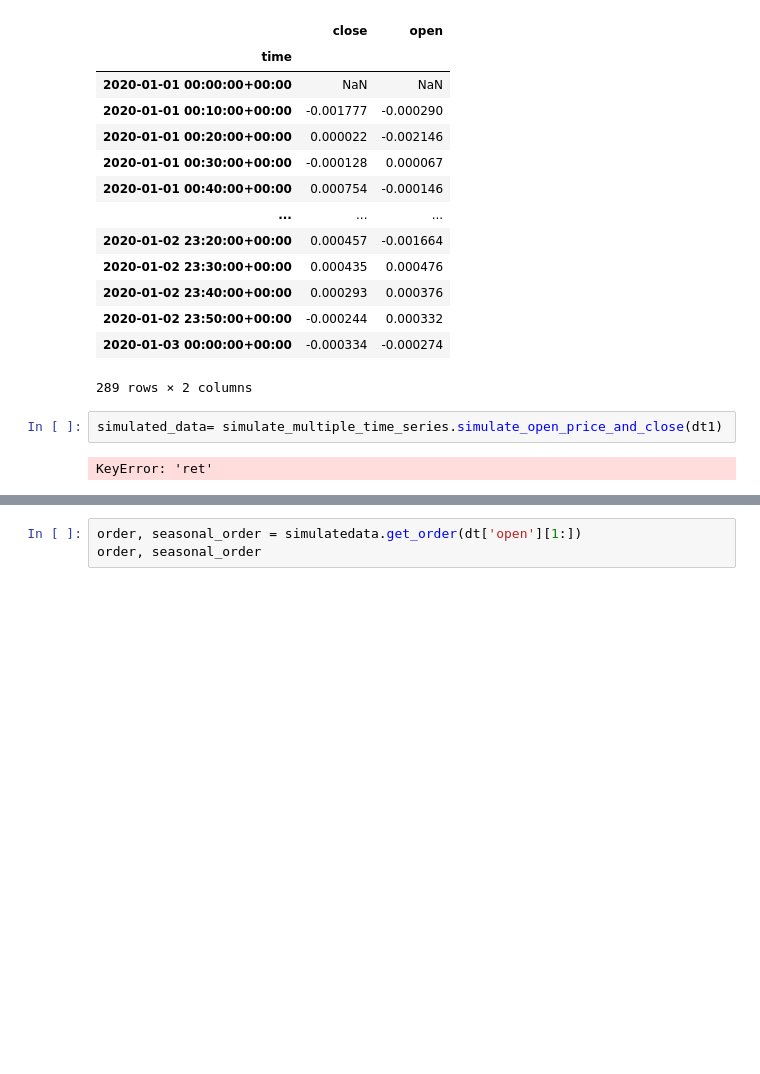
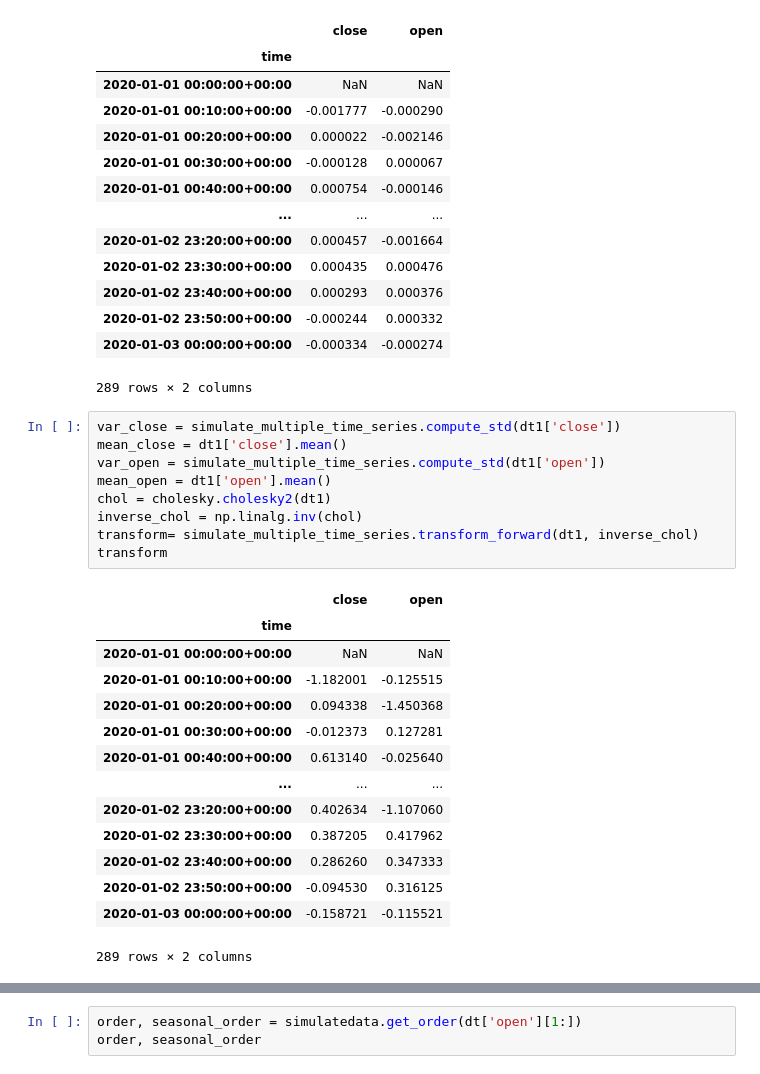
Before and after one commit to Bin1711/Binance, a Jupyter notebook: simulation_test.ipynb, the cells around one changed output, grey strips where cells are left out. Cells and saved outputs as stored; diff of their text form; blank space fills up the shorter version.

```diff
--- a/simulation_test.ipynb
+++ b/simulation_test.ipynb
@@ -73,7 +74,27 @@ dt1
 | 2020-01-02 23:50:00+00:00 | -0.000244 | 0.000332 |
 | 2020-01-03 00:00:00+00:00 | -0.000334 | -0.000274 |
 289 rows × 2 columns
-# %%
-simulated_data= simulate_multiple_time_series.simulate_open_price_and_close(dt1)
-# %% [output]
-KeyError: 'ret'
+# %%
+var_close = simulate_multiple_time_series.compute_std(dt1['close'])
+mean_close = dt1['close'].mean()
+var_open = simulate_multiple_time_series.compute_std(dt1['open'])
+mean_open = dt1['open'].mean()
+chol = cholesky.cholesky2(dt1)
+inverse_chol = np.linalg.inv(chol)
+transform= simulate_multiple_time_series.transform_forward(dt1, inverse_chol)
+transform
+# %% [output]
+|  | close | open |
+| time |  |  |
+| 2020-01-01 00:00:00+00:00 | NaN | NaN |
+| 2020-01-01 00:10:00+00:00 | -1.182001 | -0.125515 |
+| 2020-01-01 00:20:00+00:00 | 0.094338 | -1.450368 |
+| 2020-01-01 00:30:00+00:00 | -0.012373 | 0.127281 |
+| 2020-01-01 00:40:00+00:00 | 0.613140 | -0.025640 |
+| ... | ... | ... |
+| 2020-01-02 23:20:00+00:00 | 0.402634 | -1.107060 |
+| 2020-01-02 23:30:00+00:00 | 0.387205 | 0.417962 |
+| 2020-01-02 23:40:00+00:00 | 0.286260 | 0.347333 |
+| 2020-01-02 23:50:00+00:00 | -0.094530 | 0.316125 |
+| 2020-01-03 00:00:00+00:00 | -0.158721 | -0.115521 |
+289 rows × 2 columns
```
Also changed, not shown: parts of 9 cells of this notebook, 1 other file.
